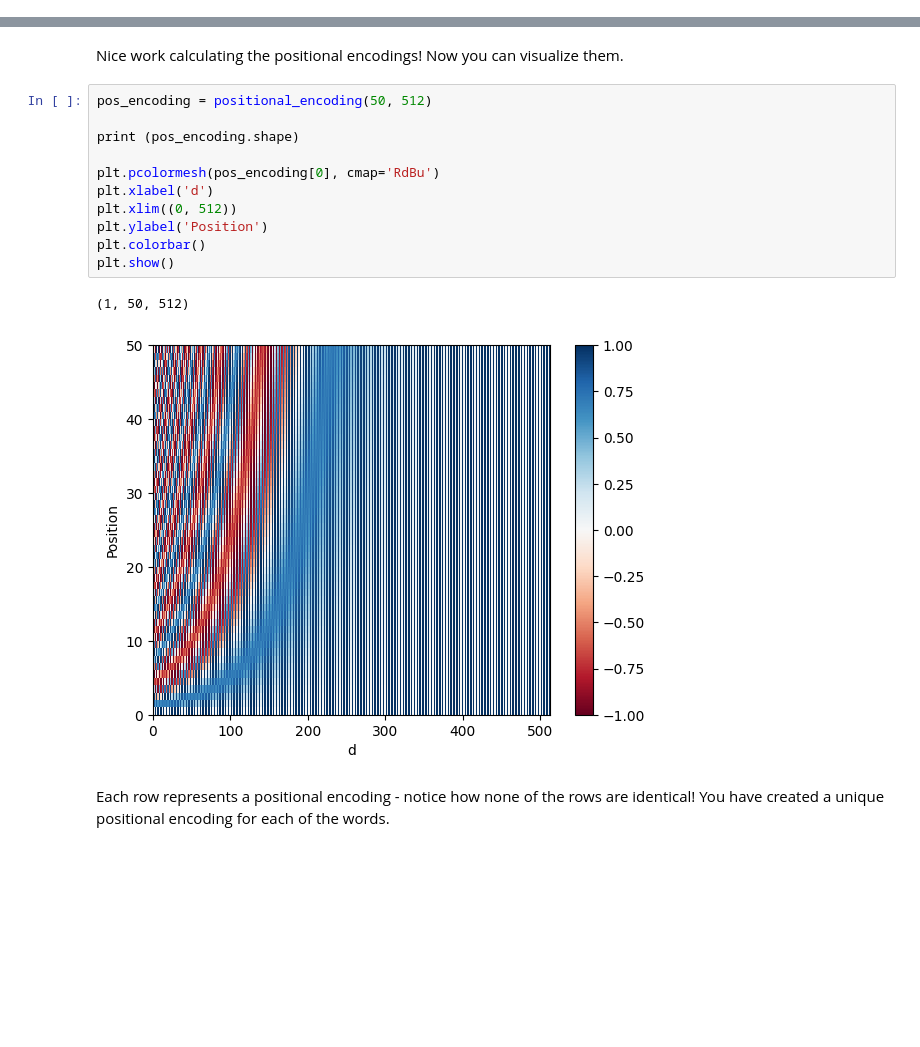
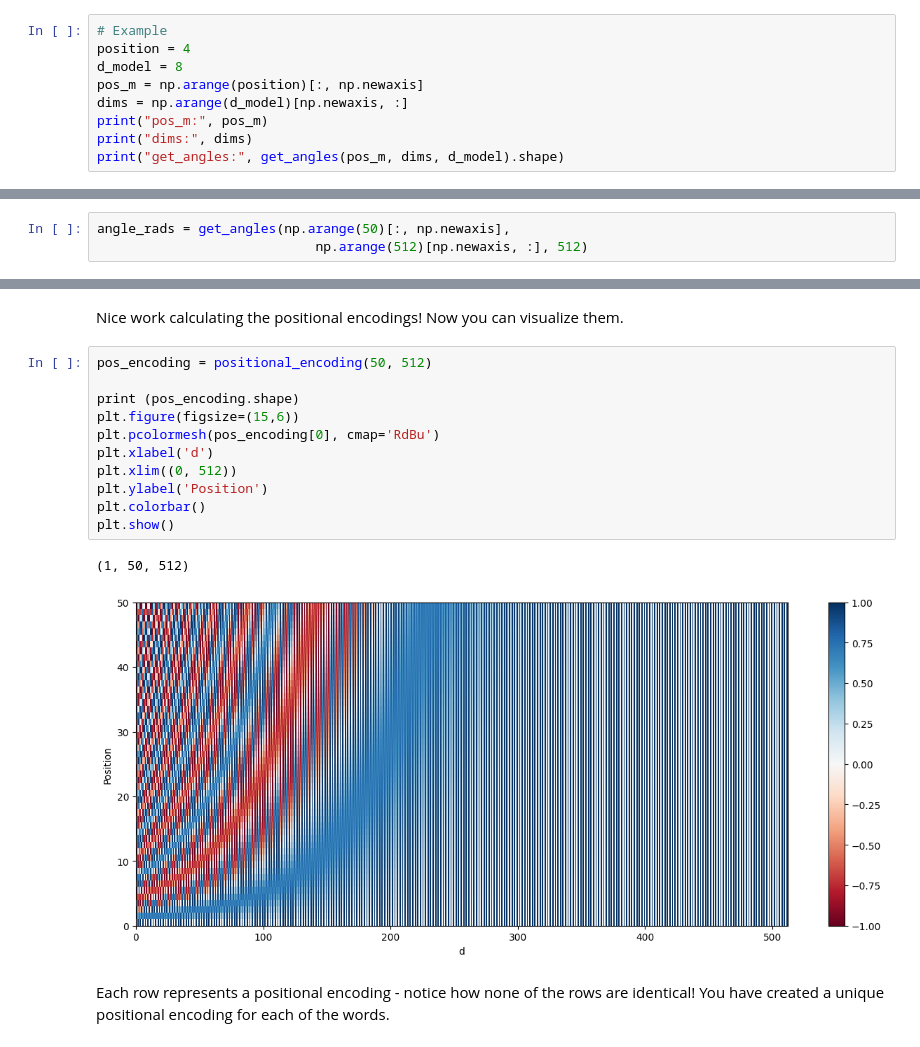
Before and after one commit to tusharsinghsoam/deep-learning-specialization-andrew-ng-coursera, a Jupyter notebook: C5 - Sequence Models/Week4/Transformer_Network/C5_W4_A1_Transformer_Subclass_v1_1.ipynb, the cells around one changed output, grey strips where cells are left out. Drawn from its saved outputs; the diff is of its cells as text; blank space fills up the shorter version.

```diff
--- a/C5 - Sequence Models/Week4/Transformer_Network/C5_W4_A1_Transformer_Subclass_v1_1.ipynb
+++ b/C5 - Sequence Models/Week4/Transformer_Network/C5_W4_A1_Transformer_Subclass_v1_1.ipynb
@@ -141,3 +134,12 @@ def get_angles(pos, k, d):
 
 
     return angles
+# %%
+# Example
+position = 4
+d_model = 8
+pos_m = np.arange(position)[:, np.newaxis]
+dims = np.arange(d_model)[np.newaxis, :]
+print("pos_m:", pos_m)
+print("dims:", dims)
+print("get_angles:", get_angles(pos_m, dims, d_model).shape)
@@ -167,0 +185,3 @@ Implement the function `positional_encoding()` to calculate the sine and cosine
+# %%
+angle_rads = get_angles(np.arange(50)[:, np.newaxis],
+                            np.arange(512)[np.newaxis, :], 512)
@@ -200,17 +224,17 @@ Nice work calculating the positional encodings! Now you can visualize them.
 # %%
 pos_encoding = positional_encoding(50, 512)
 
 print (pos_encoding.shape)
-
+plt.figure(figsize=(15,6))
 plt.pcolormesh(pos_encoding[0], cmap='RdBu')
 plt.xlabel('d')
 plt.xlim((0, 512))
 plt.ylabel('Position')
 plt.colorbar()
 plt.show()
 # %% [output]
 (1, 50, 512)
-[figure, old version]
+[figure, new version]
 # %% [markdown]
 Each row represents a positional encoding - notice how none of the rows are identical! You have created a unique positional encoding for each of the words.
 # %% [markdown]
```
Also changed, not shown: parts of 36 cells of this notebook, 36 other files.
